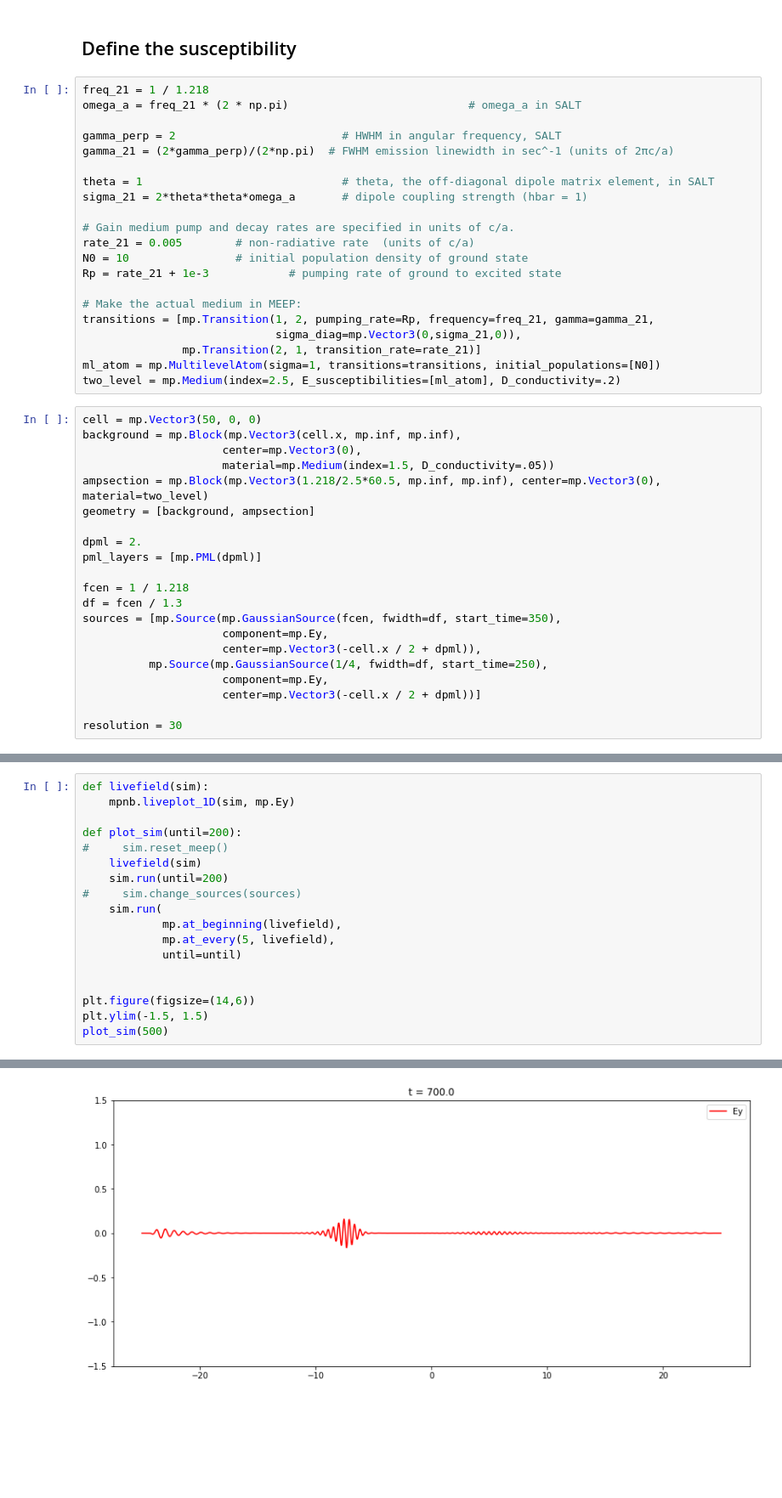
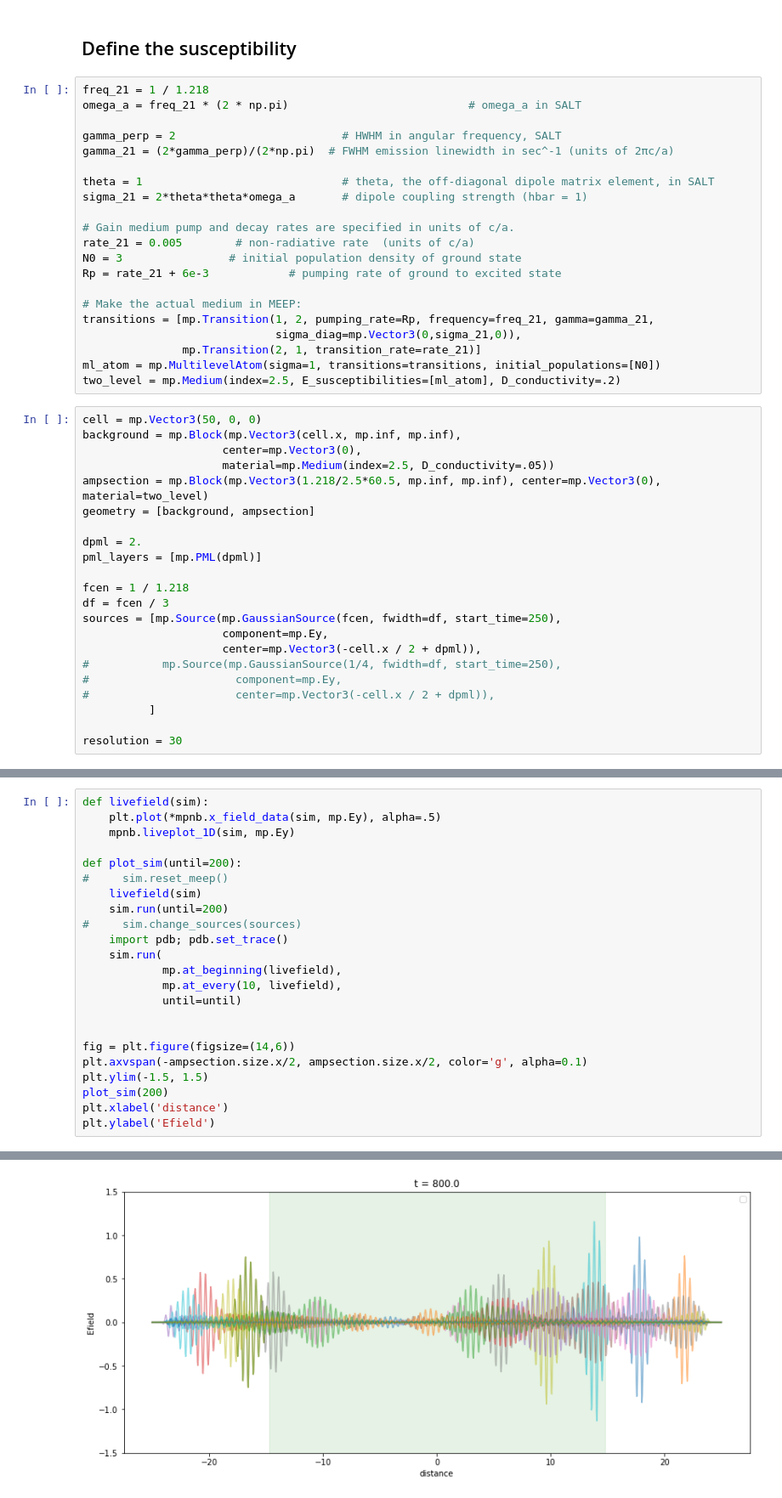
Before and after one commit to atait/jupyter-meep, a Jupyter notebook: notebooks/SOAs/atomic.ipynb, the cells around one changed output, grey strips where cells are left out. Shown: that part at 85% size. Drawn from its saved outputs; the diff is of its cells as text; blank space fills up the shorter version.

Commit message:
better 1d plotting

```diff
--- a/notebooks/SOAs/atomic.ipynb
+++ b/notebooks/SOAs/atomic.ipynb
@@ -25,8 +25,8 @@ sigma_21 = 2*theta*theta*omega_a       # dipole coupling strength (hbar = 1)
 
 # Gain medium pump and decay rates are specified in units of c/a.
 rate_21 = 0.005        # non-radiative rate  (units of c/a)
-N0 = 10                # initial population density of ground state
-Rp = rate_21 + 1e-3            # pumping rate of ground to excited state
+N0 = 3                # initial population density of ground state
+Rp = rate_21 + 6e-3            # pumping rate of ground to excited state
 
 # Make the actual medium in MEEP:
 transitions = [mp.Transition(1, 2, pumping_rate=Rp, frequency=freq_21, gamma=gamma_21,
@@ -38,7 +38,7 @@ two_level = mp.Medium(index=2.5, E_susceptibilities=[ml_atom], D_conductivity=.2
 cell = mp.Vector3(50, 0, 0)
 background = mp.Block(mp.Vector3(cell.x, mp.inf, mp.inf),
                      center=mp.Vector3(0),
-                     material=mp.Medium(index=1.5, D_conductivity=.05))
+                     material=mp.Medium(index=2.5, D_conductivity=.05))
 ampsection = mp.Block(mp.Vector3(1.218/2.5*60.5, mp.inf, mp.inf), center=mp.Vector3(0), material=two_level)
 geometry = [background, ampsection]
 
@@ -46,13 +46,14 @@ dpml = 2.
 pml_layers = [mp.PML(dpml)]
 
 fcen = 1 / 1.218
-df = fcen / 1.3
-sources = [mp.Source(mp.GaussianSource(fcen, fwidth=df, start_time=350),
+df = fcen / 3
+sources = [mp.Source(mp.GaussianSource(fcen, fwidth=df, start_time=250),
                      component=mp.Ey,
                      center=mp.Vector3(-cell.x / 2 + dpml)),
-          mp.Source(mp.GaussianSource(1/4, fwidth=df, start_time=250),
-                     component=mp.Ey,
-                     center=mp.Vector3(-cell.x / 2 + dpml))]
+#           mp.Source(mp.GaussianSource(1/4, fwidth=df, start_time=250),
+#                      component=mp.Ey,
+#                      center=mp.Vector3(-cell.x / 2 + dpml)),
+          ]
 
 resolution = 30
 # %%
@@ -92,6 +93,7 @@ multilevel atom susceptibility
 -----------
 # %%
 def livefield(sim):
+    plt.plot(*mpnb.x_field_data(sim, mp.Ey), alpha=.5)
     mpnb.liveplot_1D(sim, mp.Ey)
 
 def plot_sim(until=200):
@@ -99,13 +101,17 @@ def plot_sim(until=200):
     livefield(sim)
     sim.run(until=200)
 #     sim.change_sources(sources)
+    import pdb; pdb.set_trace()
     sim.run(
             mp.at_beginning(livefield),
-            mp.at_every(5, livefield),
+            mp.at_every(10, livefield),
             until=until)
 
 
-plt.figure(figsize=(14,6))
+fig = plt.figure(figsize=(14,6))
+plt.axvspan(-ampsection.size.x/2, ampsection.size.x/2, color='g', alpha=0.1)
 plt.ylim(-1.5, 1.5)
-plot_sim(500)
+plot_sim(200)
+plt.xlabel('distance')
+plt.ylabel('Efield')
 # %% [output]
@@ -114 +125 @@ run 1 finished at t = 700.0 (42000 timesteps)
-[figure, old version]
+[figure, new version]
```
Also changed, not shown: parts of 3 cells of this notebook, 2 other files.
